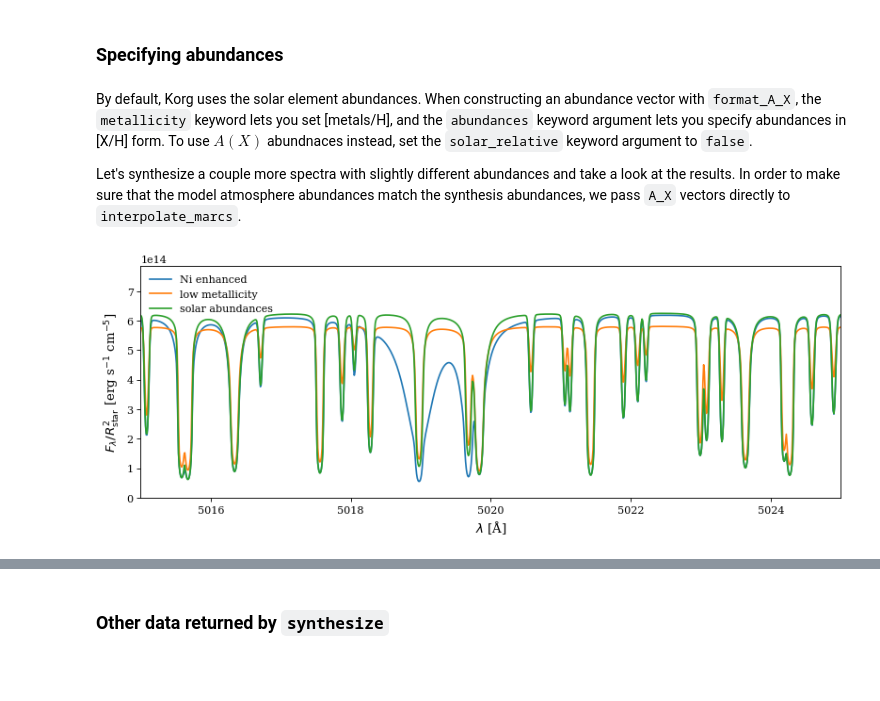
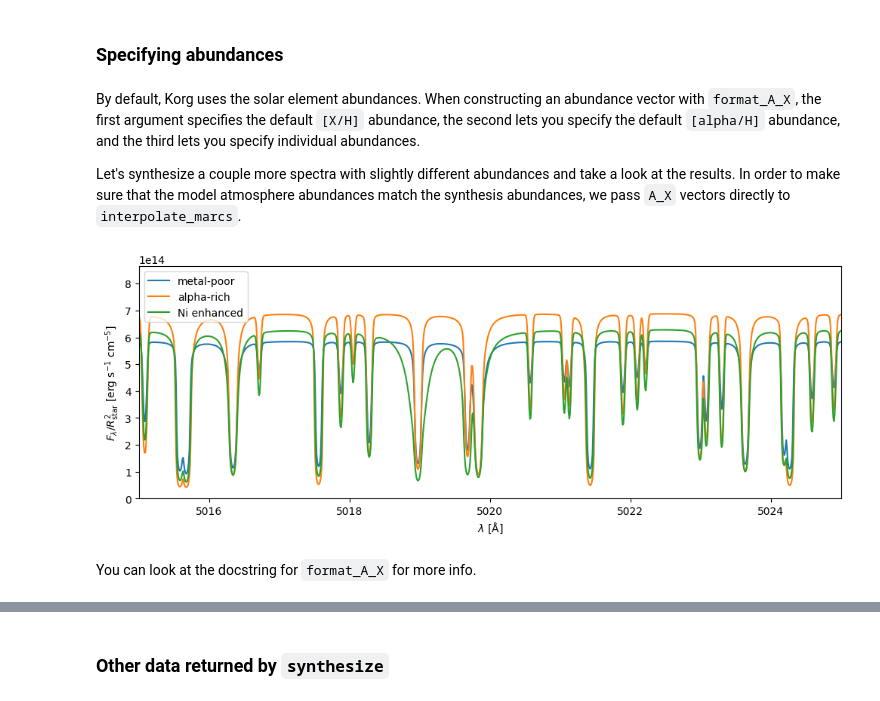
Before and after one commit to ajwheeler/Korg.jl, a Jupyter notebook: misc/Tutorial notebooks/Tutorial.ipynb, the cells around one changed output, grey strips where cells are left out. Drawn from its saved outputs; the diff is of its cells as text; code cells hidden in the pictures; blank space fills up the shorter version.

```diff
--- a/misc/Tutorial notebooks/Tutorial.ipynb
+++ b/misc/Tutorial notebooks/Tutorial.ipynb
@@ -119,26 +116,33 @@ ylabel(L"$F_\lambda/R_\mathrm{star}^2$ [erg s$^{-1}$ cm$^{-5}$]");
 # %% [markdown]
 ### Specifying abundances
 # %% [markdown]
-By default, Korg uses the solar element abundances. When constructing an abundance vector with `format_A_X`, the `metallicity` keyword lets you set \[metals/H\], and the `abundances` keyword argument lets you specify abundances in [X/H] form. To use $A(X)$ abundnaces instead, set the `solar_relative` keyword argument to `false`.
+By default, Korg uses the solar element abundances. When constructing an abundance vector with `format_A_X`, the first argument specifies the default `[X/H]` abundance, the second lets you specify the default `[alpha/H]` abundance, and the third lets you specify individual abundances.
 
 Let's synthesize a couple more spectra with slightly different abundances and take a look at the results. In order to make sure that the model atmosphere abundances match the synthesis abundances, we pass `A_X` vectors directly to `interpolate_marcs`.
 # %%
 metal_poor_A_X = format_A_X(-0.5)
 metal_poor_atm = interpolate_marcs(5221, 4.32, metal_poor_A_X)
 metal_poor_sol = synthesize(metal_poor_atm, lines, metal_poor_A_X, 5015, 5025)
 
-Ni_enriched_A_X = format_A_X(Dict("Ni"=>1.5))
+alpha_rich_A_X = format_A_X(0, 0.5)
+alpha_rich_sol = interpolate_marcs(5221, 4.32, alpha_rich_A_X)
+alpha_rich_sol = synthesize(alpha_rich_sol, lines, alpha_rich_A_X, 5015, 5025)
+
+Ni_enriched_A_X = format_A_X(Dict("Ni"=>1.0))
 Ni_enriched_atm = interpolate_marcs(5221, 4.32, Ni_enriched_A_X)
 Ni_enriched_sol = synthesize(Ni_enriched_atm, lines, Ni_enriched_A_X, 5015, 5025)
 
 figure(figsize=(12, 4))
+plot(metal_poor_sol.wavelengths, metal_poor_sol.flux, label="metal-poor")
+plot(alpha_rich_sol.wavelengths, alpha_rich_sol.flux, label="alpha-rich")
 plot(Ni_enriched_sol.wavelengths, Ni_enriched_sol.flux, label="Ni enhanced")
-plot(metal_poor_sol.wavelengths, metal_poor_sol.flux, label="low metallicity")
-plot(sol.wavelengths, sol.flux, label="solar abundances")
+
 xlabel(L"$\lambda$ [Å]")
 ylabel(L"$F_\lambda/R_\mathrm{star}^2$ [erg s$^{-1}$ cm$^{-5}$]")
 xlim(5015, 5025)
 ylim(0, ylim()[2]*1.2) # make a little room on top for the legend
 legend();
 # %% [output]
-[figure, old version]
+[figure, new version]
+# %% [markdown]
+You can look at the docstring for `format_A_X` for more info.
```
Also changed, not shown: parts of 8 cells of this notebook.
